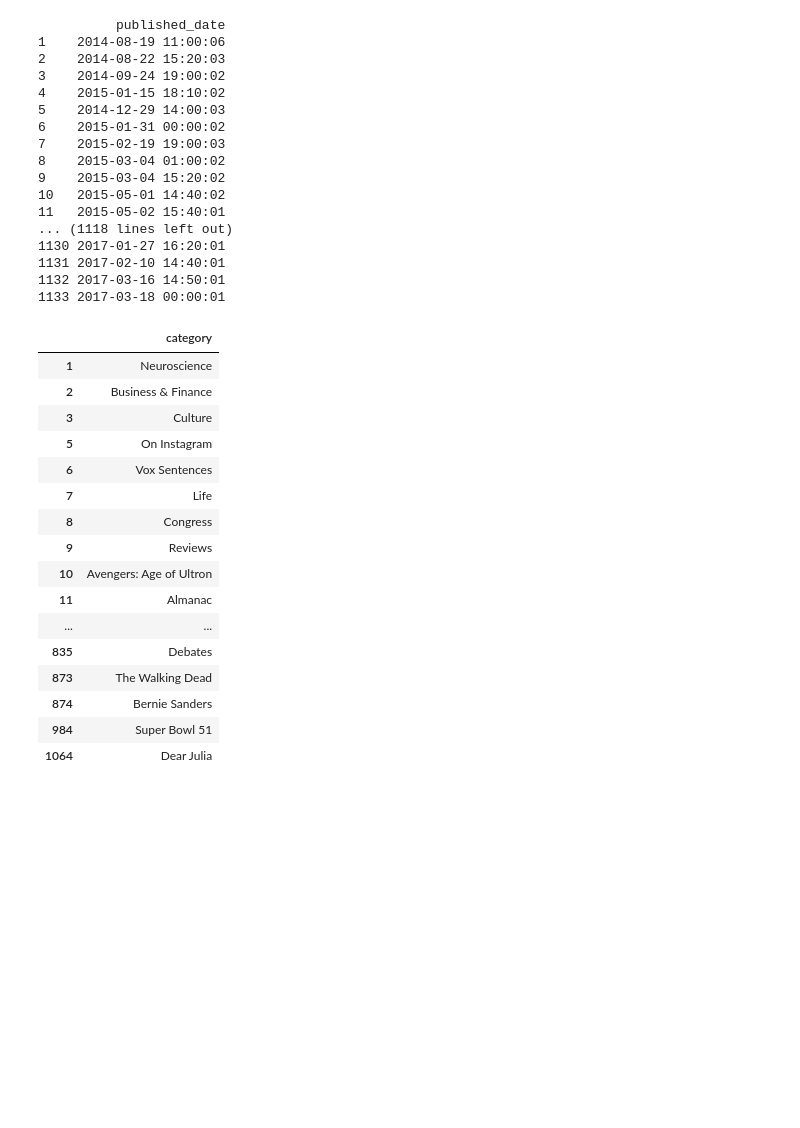
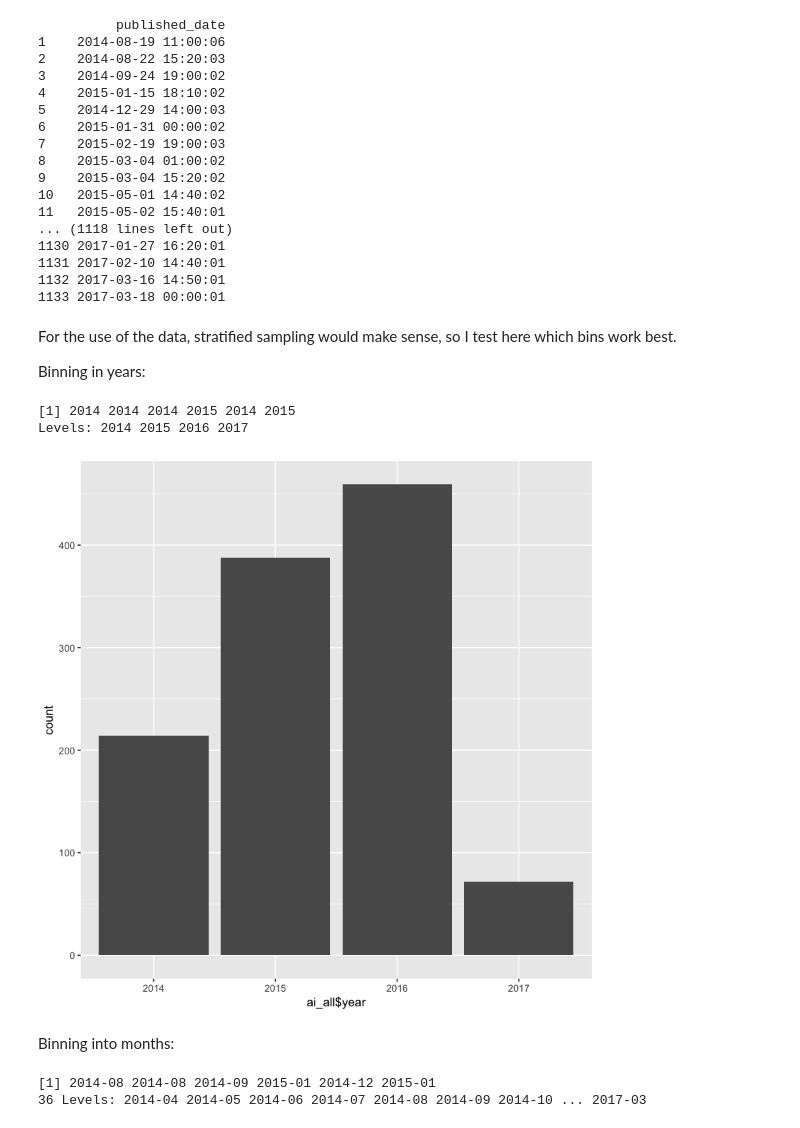
Before and after one commit to DianaLaura/textmining_teamblue, a Jupyter notebook: Exploratory_Data_Analysis.ipynb, the cells around one changed output. Cells and saved outputs as stored; diff of their text form; code cells hidden in the pictures; blank space fills up the shorter version.

```diff
--- a/Exploratory_Data_Analysis.ipynb
+++ b/Exploratory_Data_Analysis.ipynb
@@ -332,22 +332,28 @@ print(titles['published_date'])
 1132 2017-03-16 14:50:01
 1133 2017-03-18 00:00:01
 # %%
-unique(titles['category'])
+#unique(titles['category'])
-# %% [output]
-|  | category |
-| 1 | Neuroscience |
-| 2 | Business & Finance |
-| 3 | Culture |
-| 5 | On Instagram |
-| 6 | Vox Sentences |
-| 7 | Life |
-| 8 | Congress |
-| 9 | Reviews |
-| 10 | Avengers: Age of Ultron |
-| 11 | Almanac |
-| ... | ... |
-| 835 | Debates |
-| 873 | The Walking Dead |
-| 874 | Bernie Sanders |
-| 984 | Super Bowl 51 |
-| 1064 | Dear Julia |
+# %% [markdown]
+For the use of the data, stratified sampling would make sense, so I test here which bins work best.
+
+Binning in years:
+# %%
+ai_all['year'] <- as.factor(str_sub(ai_all$published_date, start=0, end = 4))
+
+head(ai_all$year)
+# %% [output]
+[1] 2014 2014 2014 2015 2014 2015
+Levels: 2014 2015 2016 2017
+# %%
+ggplot(ai_all, aes(x=ai_all$year)) + geom_bar()
+# %% [output]
+[figure, added]
+# %% [markdown]
+Binning into months:
+# %%
+ai_all['month'] <- as.factor(str_sub(ai_all$published_date, start=0, end = 7))
+
+head(ai_all$month)
+# %% [output]
+[1] 2014-08 2014-08 2014-09 2015-01 2014-12 2015-01
+36 Levels: 2014-04 2014-05 2014-06 2014-07 2014-08 2014-09 2014-10 ... 2017-03
```
Also changed, not shown: parts of 3 cells of this notebook, 6 other files.
